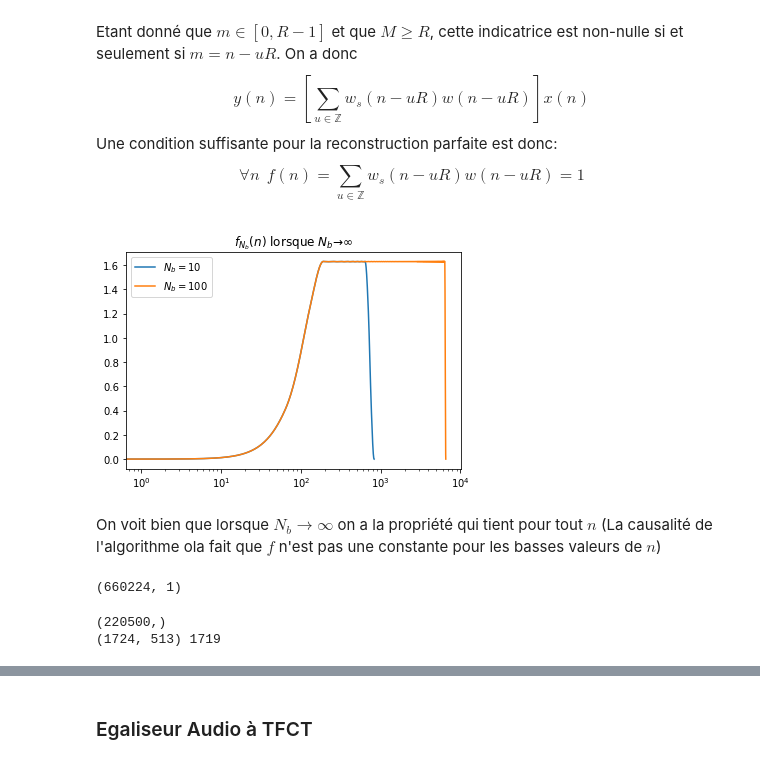
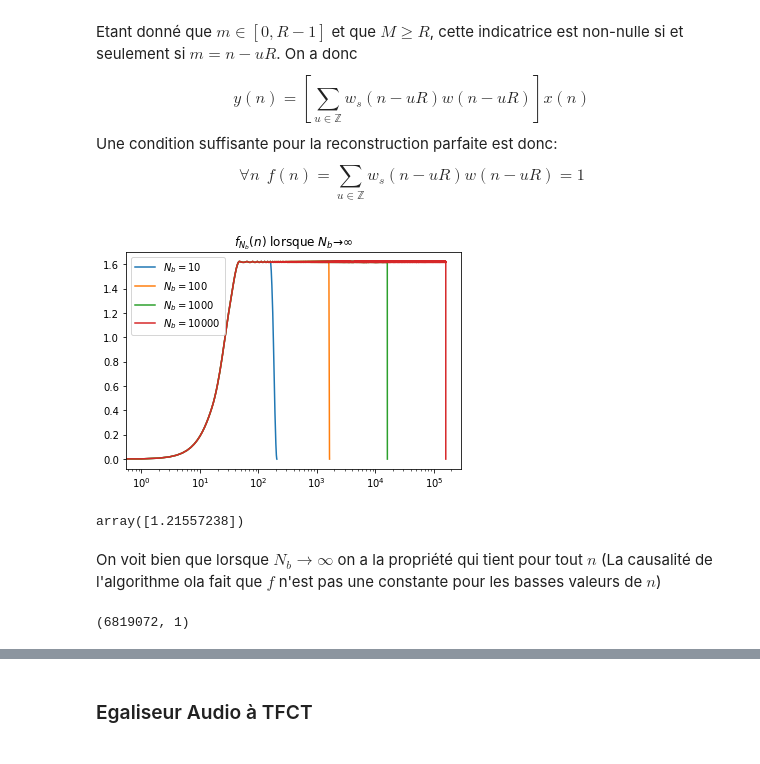
Before and after one commit to estevep/phase_vocoder, a Jupyter notebook: tp_vocodeur_esteve_oviste.ipynb, the cells around one changed output, grey strips where cells are left out. Cells and saved outputs as stored; diff of their text form; code cells hidden in the pictures.

```diff
--- a/tp_vocodeur_esteve_oviste.ipynb
+++ b/tp_vocodeur_esteve_oviste.ipynb
@@ -136,15 +140,13 @@ data = wavefile.readframes(num_samples)
 data = struct.unpack('{n}h'.format(n=num_samples), data)
 x = np.array(data)[:5*Fs]
 # %%
+# Custom STFT
 N = 64
 M = 64
 R = 1
-w = sig.hanning(M)
+w = sig.hann(M)
 
-# X_tilde = stft_custom(x, w, R, N, affichage = False) # Not used because it is too slow
-
-_, _, X_tilde = stft(x, window=w, noverlap=R, nfft=N, padded=True, fs=Fs, nperseg=M)
-X_tilde = X_tilde.T
+X_tilde = stft_custom(x, w, R, N, affichage = False) # Not used because it is too slow
 
 k = 12
 X_tilde[:, k]
@@ -154,0 +159,6 @@ plt.plot(np.abs(X_tilde[:, k]))
+# %%
+# STFT scipy
+_, _, X_tilde_sci = stft(x, window=w, noverlap=R, nfft=N, padded=True, fs=Fs, nperseg=M)
+X_tilde_sci = X_tilde_sci.T
+k = 12
+plt.plot(np.abs(X_tilde_sci[:, k]))
@@ -215,24 +233,28 @@ R = M//4
 # %%
 rec = 0.75
 hop = int((1-rec)*M)
 w = np.hanning(M)
 Nb=10
 f = ola(w**2, hop, Nb = Nb)
 w_norm = np.sqrt(f[((Nb - 1) * hop + M)//2])
 h = np.hanning(M)
 h = h/w_norm
 
-Nbs = [10, 100] #100, 1000, 10000
+Nbs = [10, 100, 1000, 10000] #100, 1000, 10000
 f_norm = [ola(h, hop, Nb = Nbs[i]) for i in range(len(Nbs))]
 plt.figure()
 plt.title(r'$f_{N_b}(n)$ lorsque $N_b \to \infty$')
 for i in range(len(Nbs)):
     plt.plot(f_norm[i], label=r'$N_b = $' + str(Nbs[i]))
 plt.legend()
 #plt.hlines(1, xmin=0, xmax=len(f_norm[0]))
 plt.xscale('log')
 # %% [output]
-[figure, old version]
+[figure, new version]
+# %%
+w_norm
+# %% [output]
+array([1.21557238])
 # %% [markdown]
 On voit bien que lorsque $N_b \to \infty$ on a la propriété qui tient pour tout $n$ (La causalité de l'algorithme ola fait que $f$ n'est pas une constante pour les basses valeurs de $n$)
 # %%
@@ -251,43 +273,4 @@ y = np.zeros(len(x)) # signal de synthèse
 
 ola(ws*w, hop, Nb = Nt).shape
 # %% [output]
-(660224, 1)
+(6819072, 1)
-# %%
-w = np.hanning(M)/w_norm # définition de la fenetre d'analyse
-ws = w.copy(); # définition de la fenêtre de synthèse
-R = M//4 # incrément sur les temps d'analyse, appelé hop size, t_a=uR
-M = 512 # ordre de la tfd
-hop = M-R
-L = M/2+1
-affich = 0 ; # pour affichage du spectrogramme, 0 pour
-             # pour faire analyse/modif/synthèse sans affichage
-             # note: cf. spectrogram sous Matlab
-Nt = np.rint((len(x) - M) / R) # calcul du nombre de tfd à calculer
-Nt = Nt.astype(int)
-y = np.zeros(len(x)) # signal de synthèse
-print(y.shape)
-
-
-# We use the scipy function to compute the STFT, because it is faster
-_, _, X_tilde = stft(x, window=w, noverlap=hop, nfft=N, padded=True, fs=Fs, nperseg=M)
-X_tilde = X_tilde.T
-print(X_tilde.shape, Nt)
-
-for u in np.arange(0,Nt).reshape(-1): # boucle sur les trames
-    deb = u * R + 1 # début de trame
-    fin = deb + M # fin de trame
-    y_s = ifft(X_tilde[u, :], M) # tfd inverse
-    ty = np.multiply(np.real(y_s),ws)
-    # ty = np.multiply(np.real(np.fft.ifft(Y, Nw)),ws)
-    # overlap add
-
-    y[int(deb):int(fin)] += ty
-y = y/ola(ws*w, hop, Nb = Nt) # normalisation
-
-plt.figure()
-plt.plot(y)
-plt.figure()
-plt.plot(x)
-# %% [output]
-(220500,)
-(1724, 513) 1719
```
Also changed, not shown: parts of 23 cells of this notebook.
